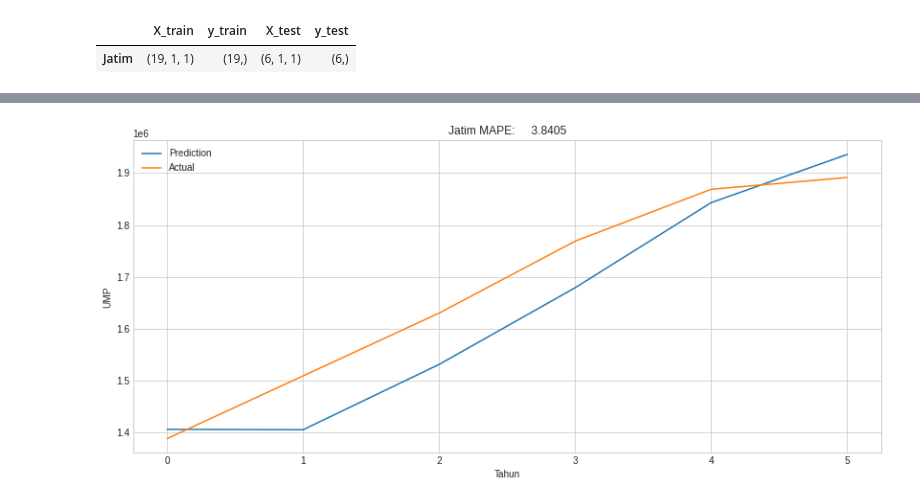
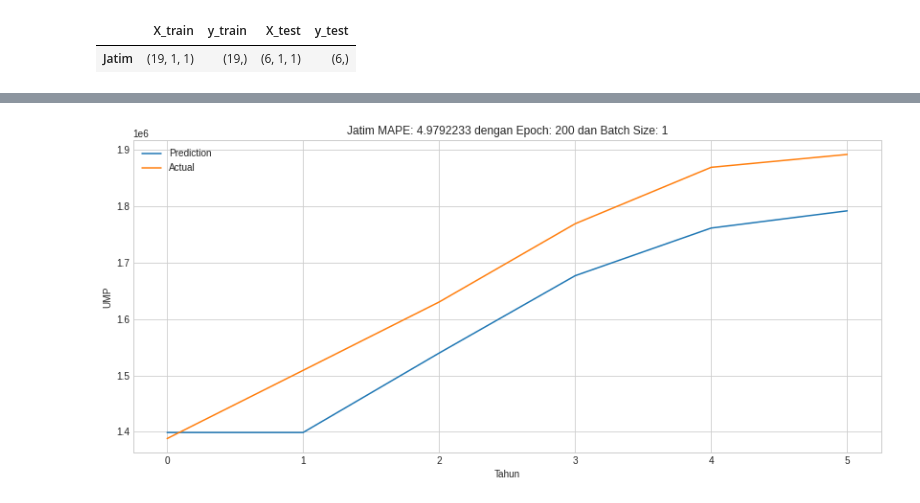
Before and after one commit to Arif-X/RNN-LSTM-UMP-JATIM, a Jupyter notebook: UMP.ipynb, the cells around one changed output, grey strips where cells are left out. Drawn from its saved outputs; the diff is of its cells as text; code cells hidden in the pictures.

```diff
--- a/UMP.ipynb
+++ b/UMP.ipynb
@@ -158,21 +203,49 @@ for i in umpList:
+# %%
+pred_result = {}
+data_mape = []
+min_mape_train = min(mape_akhir)
+min_index=mape_akhir.index(min_mape_train)
+
+for i in umpList:
+      y_true = scaler[i].inverse_transform(testset[i]["y"].reshape(-1,1))
+      y_pred = scaler[i].inverse_transform(regressor[min_index].predict(testset[i]["X"]))
+      pred_result[i] = {}
+      pred_result[i]["True"] = y_true
+      pred_result[i]["Pred"] = y_pred
+
+      plt.figure(figsize=(14,6))
+      mape = tf.keras.losses.MeanAbsolutePercentageError()
+      plt.title("%s MAPE: %s dengan Epoch: %s dan Batch Size: %s" % (i, mape(y_true, y_pred).numpy(), epoch[min_index], batch[min_index]))
+      data_mape.append(mape(y_true, y_pred).numpy())
+      plt.plot(y_pred)
+      plt.plot(y_true)
+      plt.legend(["Prediction", "Actual"])
+      plt.xlabel("Tahun")
+      plt.ylabel("UMP")
+      plt.show()
+# %% [output]
+[figure, added]
 # %%
 pred_result = {}
+data_mape = []
 
 for i in umpList:
-    y_true = scaler[i].inverse_transform(testset[i]["y"].reshape(-1,1))
-    y_pred = scaler[i].inverse_transform(regressor.predict(testset[i]["X"]))
-    pred_result[i] = {}
-    pred_result[i]["True"] = y_true
-    pred_result[i]["Pred"] = y_pred
+    for k in range(len(epoch)):
+        y_true = scaler[i].inverse_transform(testset[i]["y"].reshape(-1,1))
+        y_pred = scaler[i].inverse_transform(regressor[k].predict(testset[i]["X"]))
+        pred_result[i] = {}
+        pred_result[i]["True"] = y_true
+        pred_result[i]["Pred"] = y_pred
 
-    plt.figure(figsize=(14,6))
-    mape = tf.keras.losses.MeanAbsolutePercentageError()
-    plt.title(i + " MAPE: {:10.4f}".format(mape(y_true, y_pred).numpy()))
-    plt.plot(y_pred)
-    plt.plot(y_true)
-    plt.legend(["Prediction", "Actual"])
-    plt.xlabel("Tahun")
-    plt.ylabel("UMP")
-    plt.show()
+        plt.figure(figsize=(14,6))
+        mape = tf.keras.losses.MeanAbsolutePercentageError()
+        plt.title("%s MAPE: %s dengan Epoch: %s" % (i, mape(y_true, y_pred).numpy(), epoch[k]))
+        data_mape.append(mape(y_true, y_pred).numpy())
+        plt.plot(y_pred)
+        plt.plot(y_true)
+        plt.legend(["Prediction", "Actual"])
+        plt.xlabel("Tahun")
+        plt.ylabel("UMP")
+        plt.show()
+
+print(data_mape)
-# %% [output]
-[figure, removed]
```
Also changed, not shown: parts of 6 cells of this notebook.
